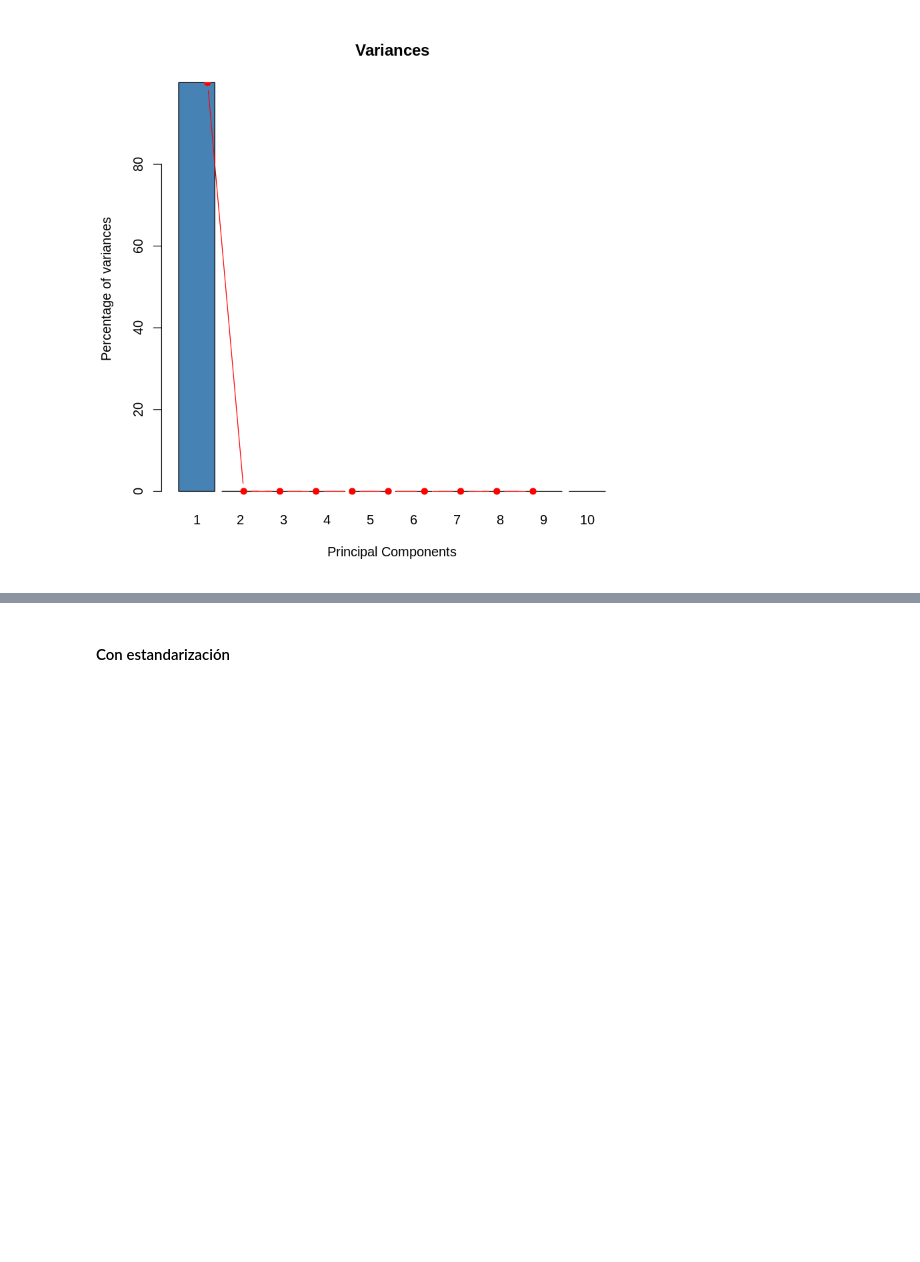
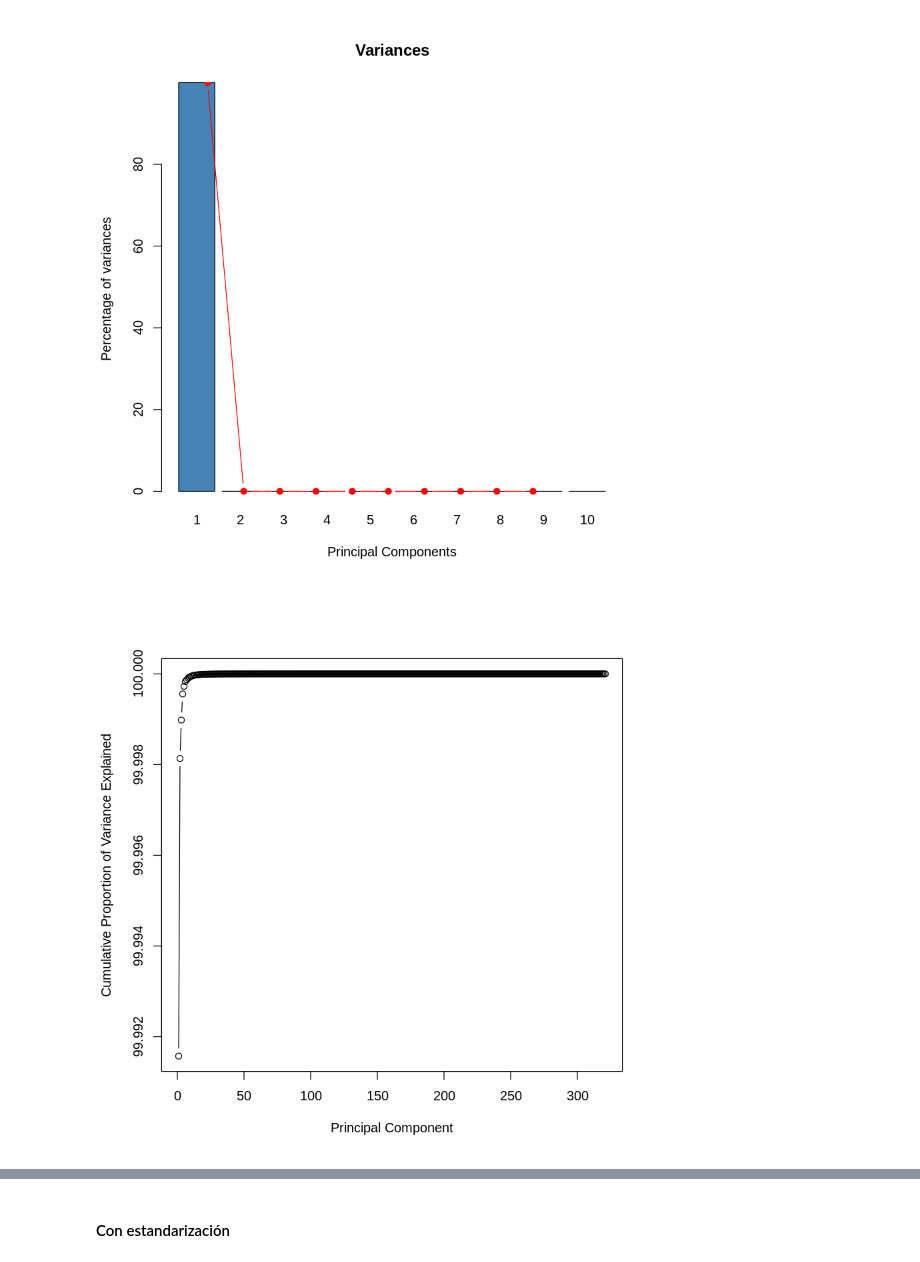
Before and after one commit to yerartdev/uc-m1966-datamining, a Jupyter notebook: d2/T02-m1966-clasificacion-reduccion-dimensionalidad.ipynb, the cells around one changed output, grey strips where cells are left out. Cells and saved outputs as stored; diff of their text form; code cells hidden in the pictures; blank space fills up the shorter version.

```diff
--- a/d2/T02-m1966-clasificacion-reduccion-dimensionalidad.ipynb
+++ b/d2/T02-m1966-clasificacion-reduccion-dimensionalidad.ipynb
@@ -204,3 +228,11 @@ lines(x = 1:10,
       type="b", pch=19, col = "red")
 # %% [output]
 [figure]
+# %%
+#::GMG:: cumulative scree plot
+plot(cumsum(variance),
+            xlab = "Principal Component",
+            ylab = "Cumulative Proportion of Variance Explained",
+            type = "b")
+# %% [output]
+[figure, added]
```
Also changed, not shown: parts of 14 cells of this notebook.
